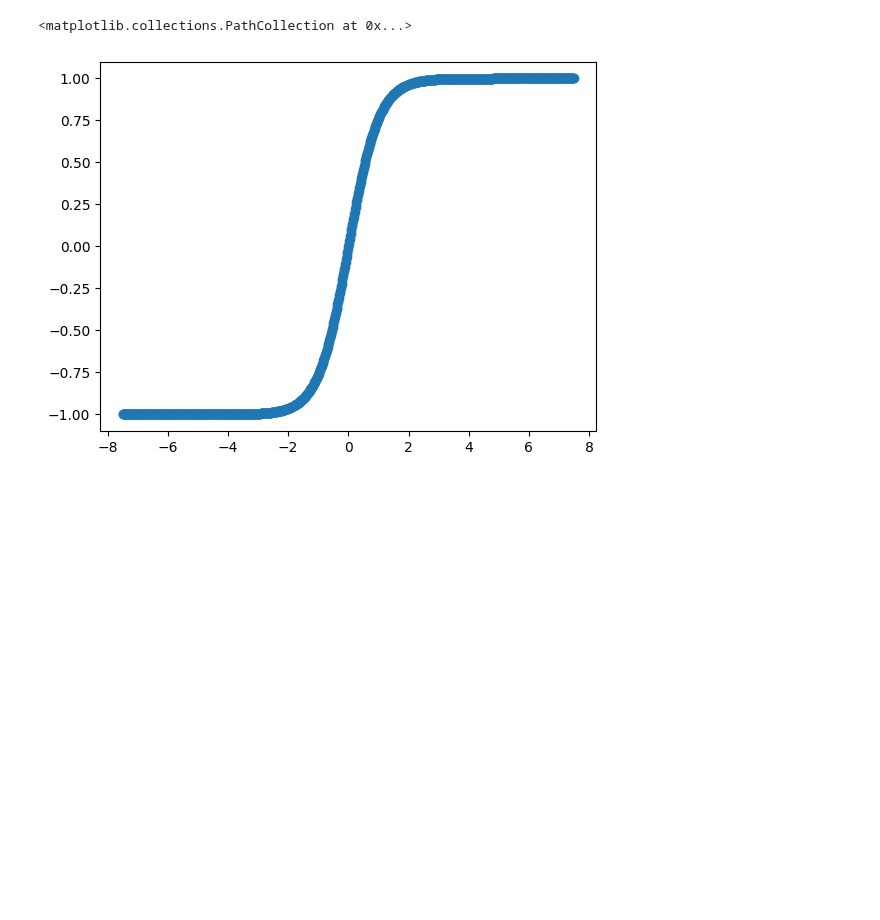
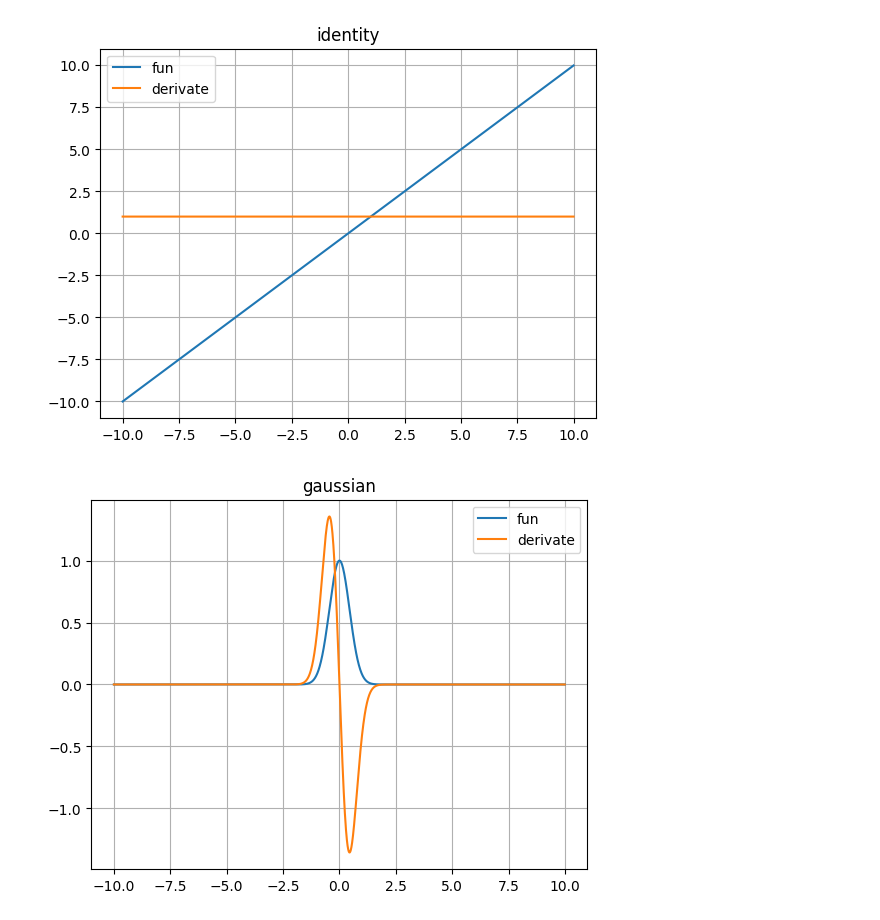
Before and after one commit to JacopoRaffi/ML_Proj_NN, a Jupyter notebook: test.ipynb, the cells around one changed output. Cells and saved outputs as stored; diff of their text form; code cells hidden in the pictures; blank space fills up the shorter version.

```diff
--- a/test.ipynb
+++ b/test.ipynb
@@ -1,17 +0,0 @@
-# %%
-import matplotlib.pyplot as plt
-import numpy
-
-a = []
-b = []
-alpha = 3
-
-for i in range(-500, 500):
-    dummy = ((i/100)*alpha)/2
-    a.append(dummy)
-    b.append(numpy.tanh(dummy))
-
-plt.scatter(a,b)
-# %% [output]
-<matplotlib.collections.PathCollection at 0x...>
-[figure, removed]
@@ -17,0 +8,24 @@ plt.scatter(a,b)
+# %%
+act_fun = [ActivationFunctions.identity, ActivationFunctions.gaussian, ActivationFunctions.sigmoid, ActivationFunctions.softplus, ActivationFunctions.tanh]
+# %%
+for fun in act_fun:
+    param = 2.5
+    x = []
+    y = []
+    deriv_y = []
+
+    for i in range(-1000,1000):
+        real_i = i/100
+        x.append(real_i)
+        y.append(fun(real_i, param))
+
+        deriv_y.append(ActivationFunctions.derivative(fun, real_i, param))
+    plt.plot(x,y,label='fun')
+    plt.plot(x, deriv_y, label='derivate')
+    plt.title(str(fun.__name__))
+    plt.grid()
+    plt.legend()
+    plt.show()
+# %% [output]
+[figure, added]
+[figure, added]
```
Also changed, not shown: parts of 3 cells of this notebook, 5 other files.
